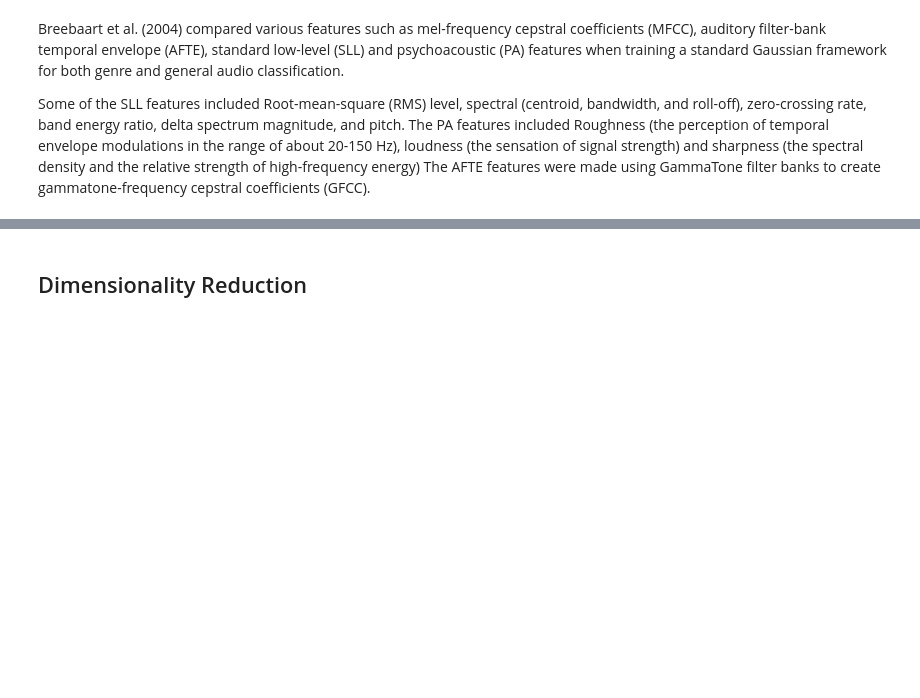
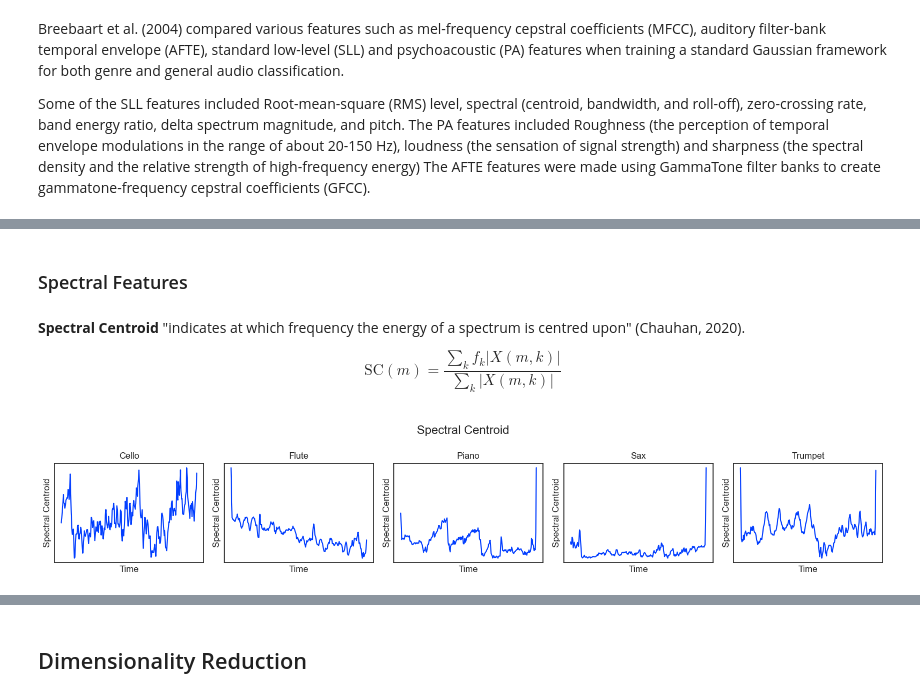
Before and after one commit to harveyf2801/MIR-Instrument-Classification, a Jupyter notebook: main.ipynb, the cells around one changed output, grey strips where cells are left out. Saved outputs shown, nothing was run; the diff lists cells and outputs as text; code cells hidden in the pictures; blank space fills up the shorter version.

```diff
--- a/main.ipynb
+++ b/main.ipynb
@@ -10,0 +174,12 @@ Some of the SLL features included Root-mean-square (RMS) level, spectral (centro
+# %% [markdown]
+### Spectral Features
+# %% [markdown]
+**Spectral Centroid** "indicates at which frequency the energy of a spectrum is centred upon" (Chauhan, 2020).
+
+$$
+\mathrm{SC}(m)=\frac{\sum_k f_k|X(m, k)|}{\sum_k|X(m, k)|}
+$$
+# %%
+plotting.plot_time_feature(tmp_scs, 'Spectral Centroid')
+# %% [output]
+[figure, added]
```
Also changed, not shown: parts of 43 cells of this notebook, 5 other files.
